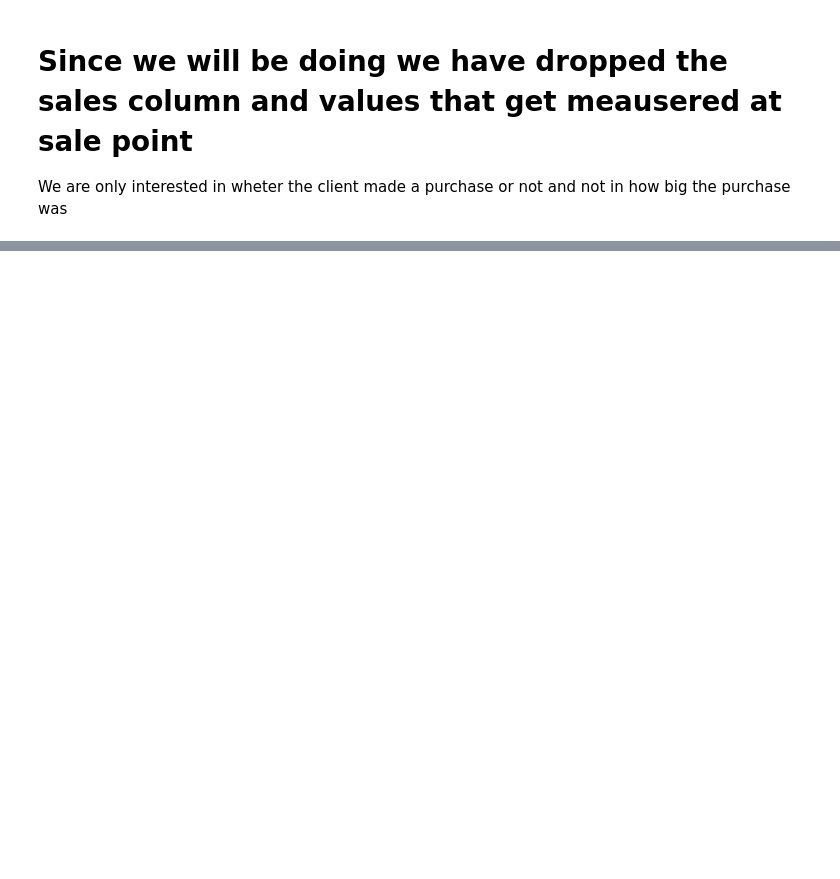
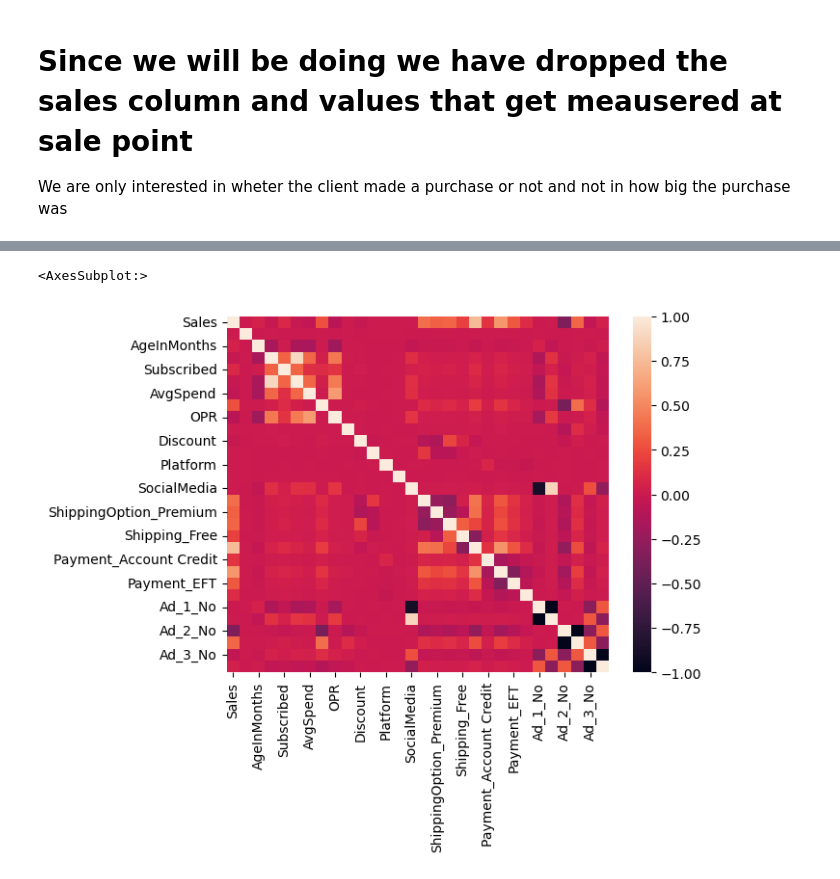
Before and after one commit to Ryno-Pieterse/DS241-Project, a Jupyter notebook: DataScienceFAS.ipynb, the cells around one changed output, grey strips where cells are left out. Cells and saved outputs as stored; diff of their text form; code cells hidden in the pictures; blank space fills up the shorter version.

```diff
--- a/DataScienceFAS.ipynb
+++ b/DataScienceFAS.ipynb
@@ -357,0 +354,15 @@ Drop Num of profile in months and Social media
+# %%
+X = data
+X.DayOfWeek.replace(('Monday', 'Tuesday' ,'Wednesday','Thursday','Friday','Saturday','Sunday'), (0, 1, 2, 3, 4, 5, 6), inplace=True)
+X.Month.replace(('July', 'December', 'January','September','November','March','April','June','February','October', 'May', 'August'), (6, 11, 0, 8, 10, 2, 3, 5, 1, 9, 4, 7), inplace=True)
+X.Country.replace(('South Africa', 'England','Japan', 'China', 'Belgium','Ireland','Egypt', 'India','Germany', 'Kenya','Netherlands','United States','Italy','Brazil' ), (0, 1, 2, 3, 4, 5, 6, 7, 8, 9, 10, 11, 12, 13), inplace=True)
+X.Platform.replace(('Computer', 'iOS', 'Android'), (0, 1, 2), inplace=True)
+X.Subscribed.replace(('None', 'Monthly', 'Weekly', 'Daily'), (0, 1, 2, 3), inplace=True)
+X.SocialMedia.replace(('None', 'Instagram', 'Facebook', 'Twitter'), (0, 1, 2, 3), inplace=True)
+X = pd.get_dummies(X)
+y = X['Purchase_Yes']
+X = X.drop(['Purchase_Yes', 'Purchase_No'], axis=1)
+sns.heatmap(X.corr())
+# %% [output]
+<AxesSubplot:>
+[figure, added]
```
Also changed, not shown: parts of 44 cells of this notebook.
